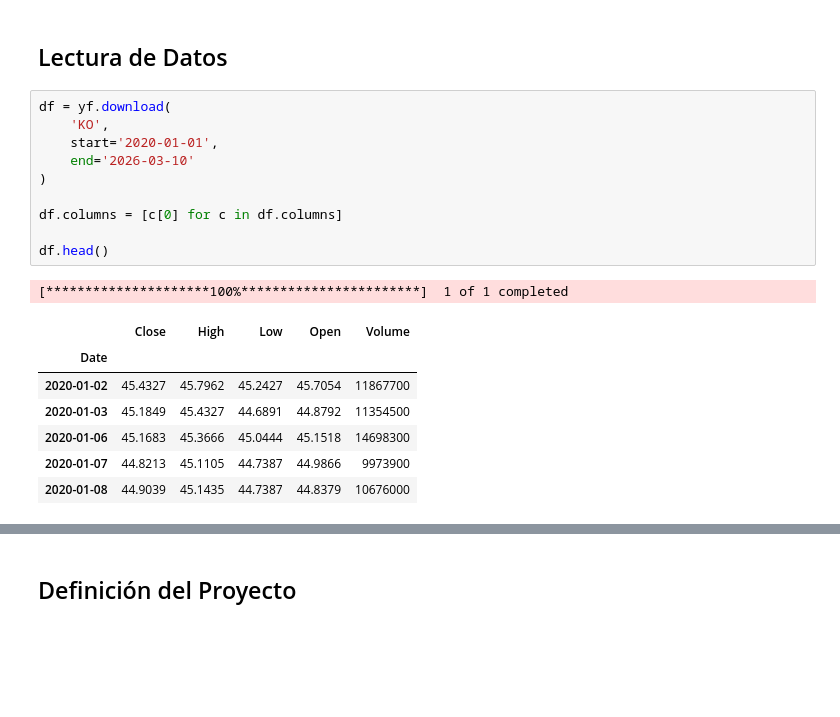
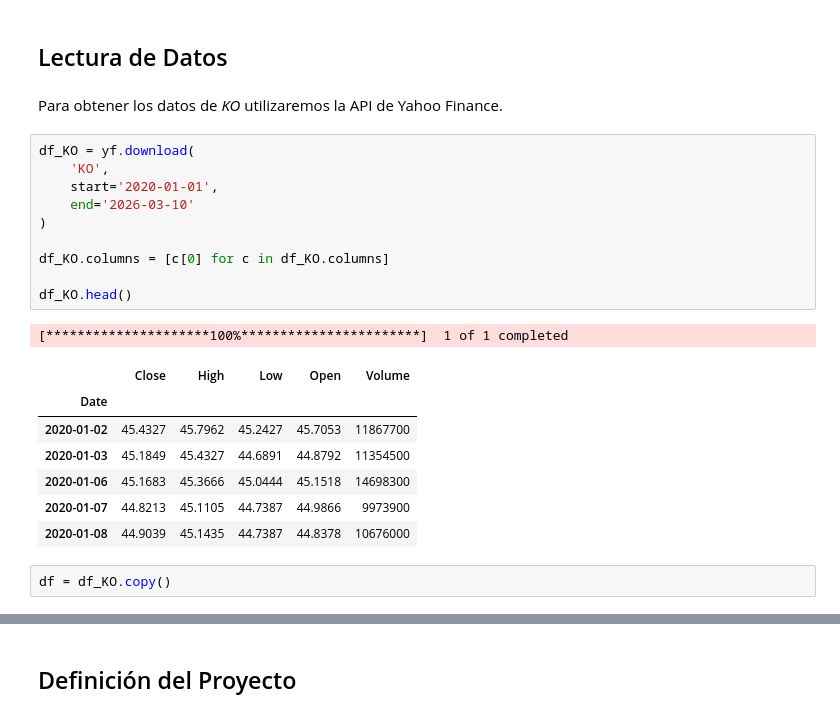
Before and after one commit to AlephZayas/Time-Series-Sliding-Windows, a Jupyter notebook: Notebooks/01_Feature_EngineeringTimeSeriesForecasting.ipynb, the cells around one changed output, grey strips where cells are left out. Saved outputs shown, nothing was run; the diff lists cells and outputs as text; blank space fills up the shorter version.

```diff
--- a/Notebooks/01_Feature_EngineeringTimeSeriesForecasting.ipynb
+++ b/Notebooks/01_Feature_EngineeringTimeSeriesForecasting.ipynb
@@ -41,25 +46,29 @@ pd.set_option('display.max_columns', 200)
 pd.set_option('display.float_format', '{:,.4f}'.format)
 # %% [markdown]
 ## Lectura de Datos
+# %% [markdown]
+Para obtener los datos de *KO* utilizaremos la API de Yahoo Finance.
 # %%
-df = yf.download(
+df_KO = yf.download(
     'KO',
     start='2020-01-01',
     end='2026-03-10'
 )
 
-df.columns = [c[0] for c in df.columns]
+df_KO.columns = [c[0] for c in df_KO.columns]
 
-df.head()
+df_KO.head()
 # %% [output]
 [*********************100%***********************]  1 of 1 completed
 |  | Close | High | Low | Open | Volume |
 | Date |  |  |  |  |  |
-| 2020-01-02 | 45.4327 | 45.7962 | 45.2427 | 45.7054 | 11867700 |
+| 2020-01-02 | 45.4327 | 45.7962 | 45.2427 | 45.7053 | 11867700 |
 | 2020-01-03 | 45.1849 | 45.4327 | 44.6891 | 44.8792 | 11354500 |
 | 2020-01-06 | 45.1683 | 45.3666 | 45.0444 | 45.1518 | 14698300 |
 | 2020-01-07 | 44.8213 | 45.1105 | 44.7387 | 44.9866 | 9973900 |
-| 2020-01-08 | 44.9039 | 45.1435 | 44.7387 | 44.8379 | 10676000 |
+| 2020-01-08 | 44.9039 | 45.1435 | 44.7387 | 44.8378 | 10676000 |
+# %%
+df = df_KO.copy()
 # %%
 fig = px.line(
     df,
```
Also changed, not shown: parts of 52 cells of this notebook, 1 other file.
